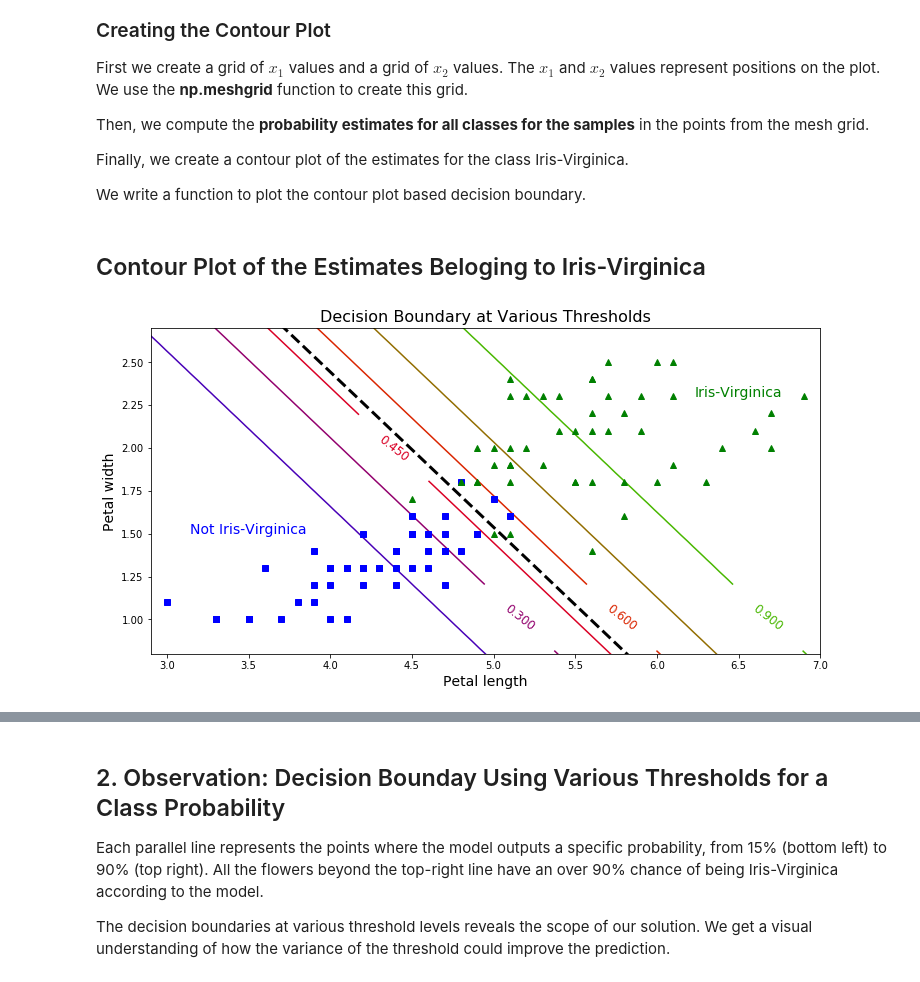
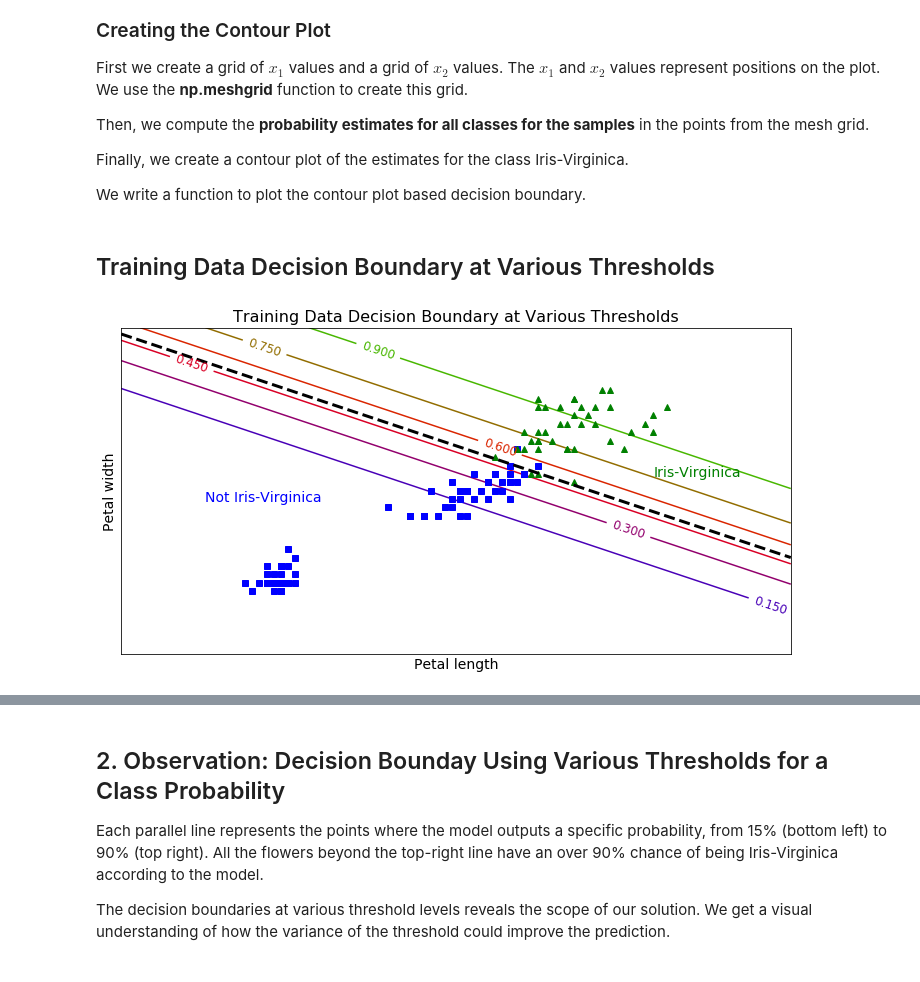
Before and after one commit to rhasanbd/Logistic-Regression-Comparative-Understanding, a Jupyter notebook: Logistic Regression-1-Binary Classification.ipynb, the cells around one changed output, grey strips where cells are left out. Drawn from its saved outputs; the diff is of its cells as text; code cells hidden in the pictures.

```diff
--- a/Logistic Regression-1-Binary Classification.ipynb
+++ b/Logistic Regression-1-Binary Classification.ipynb
@@ -92,3 +125,12 @@ X_train, X_test, y_train, y_test = train_test_split(X, y, test_size=0.20, random
+# %%
+scaler = StandardScaler()
+
+# Fit on training set only.
+scaler.fit(X_train)
+
+# Apply transform to both the training set and the test set.
+X_train = scaler.transform(X_train)
+X_test = scaler.transform(X_test)
 # %% [markdown]
 ## Scikit-Learn LogisticRegression Attributes Settting
 
@@ -126,16 +176,16 @@ First, we need to find the optimal hyperparameters via Gridsearch.
 # %%
 %%time
 param_grid = {'solver': ['liblinear', 'newton-cg', 'lbfgs', 'sag', 'saga'],
-              'tol': [1e-3, 1e-4], 'max_iter':[3000, 5000, 10000],'C': [0.001, 0.1, 0.5, 1, 10]}
+              'tol': [1e-3, 1e-4], 'max_iter':[100, 500, 1000],'C': [0.1, 0.5, 1, 1.5, 2, 50, 100]}
 
 lg_reg = LogisticRegression()
 
-lg_reg_cv = GridSearchCV(lg_reg, param_grid, scoring='accuracy', cv=3, verbose=1, n_jobs=-1)
+lg_reg_cv = GridSearchCV(lg_reg, param_grid, scoring='f1', cv=3, verbose=1, n_jobs=-1)
 lg_reg_cv.fit(X_train, y_train)
 
 params_optimal = lg_reg_cv.best_params_
 
-print("Best Score (accuracy): %f" % lg_reg_cv.best_score_)
+print("Best Score (F1 score): %f" % lg_reg_cv.best_score_)
 print("Optimal Hyperparameter Values: ", params_optimal)
 print("\n")
 # %% [output]
@@ -271,7 +328,6 @@ def decision_boundary_equation_based(clf, X):
 
     w = clf.coef_[0] # We use index 0 to return a list from a 1 x 2 coef_ matrix
     b = clf.intercept_[0]
-    b = 0
 
     x1 = np.linspace(xmin, xmax, 100)
     decision_boundary = -(b + w[0]*x1)/w[1]
@@ -362,29 +440,28 @@ def decision_boundary_various_thresholds(clf, X):
     contour = plt.contour(x1, x2, zz, cmap=plt.cm.brg)
 
     plt.clabel(contour, inline=1, fontsize=12)
-# %% [markdown]
-## Contour Plot of the Estimates Beloging to Iris-Virginica
+# %% [markdown]
+## Training Data Decision Boundary at Various Thresholds
 # %%
 plt.figure(figsize=(12, 6))
 
+plt.plot(X_train[y_train==0, 0], X_train[y_train==0, 1], "bs")
+plt.plot(X_train[y_train==1, 0], X_train[y_train==1, 1], "g^")
 
-# Plot the training data points
-plt.plot(X[y==0, 0], X[y==0, 1], "bs")
-plt.plot(X[y==1, 0], X[y==1, 1], "g^")
-
+plt.text(-1.5, -0.1, "Not Iris-Virginica", fontsize=14, color="b", ha="center")
+plt.text(2.0, 0.3, "Iris-Virginica", fontsize=14, color="g", ha="center")
 
 # Contour plot representing class probabilities at various thresholds
-decision_boundary_various_thresholds(lg_reg_clf, X)
+decision_boundary_various_thresholds(lg_reg_clf, X_train)
 
 # Let's superimpose the equation-based decision bounday
-decision_boundary_equation_based(lg_reg_clf, X)
+decision_boundary_equation_based(lg_reg_clf, X_train)
 
-plt.text(3.5, 1.5, "Not Iris-Virginica", fontsize=14, color="b", ha="center")
-plt.text(6.5, 2.3, "Iris-Virginica", fontsize=14, color="g", ha="center")
 plt.xlabel("Petal length", fontsize=14)
 plt.ylabel("Petal width", fontsize=14)
-plt.title("Decision Boundary at Various Thresholds", fontsize=16)
-plt.axis([2.9, 7, 0.8, 2.7])
+plt.title("Training Data Decision Boundary at Various Thresholds", fontsize=16)
+plt.xticks([])
+plt.yticks([])
 plt.show()
 # %% [output]
-[figure, old version]
+[figure, new version]
```
Also changed, not shown: parts of 25 cells of this notebook, 2 other files.
